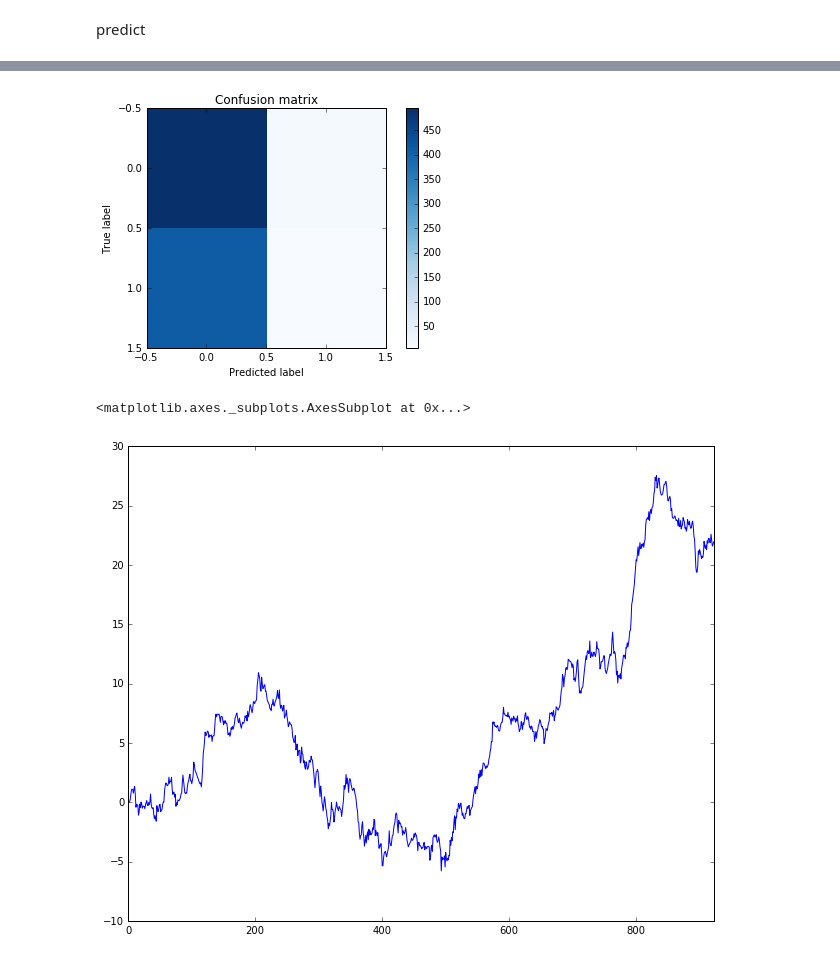
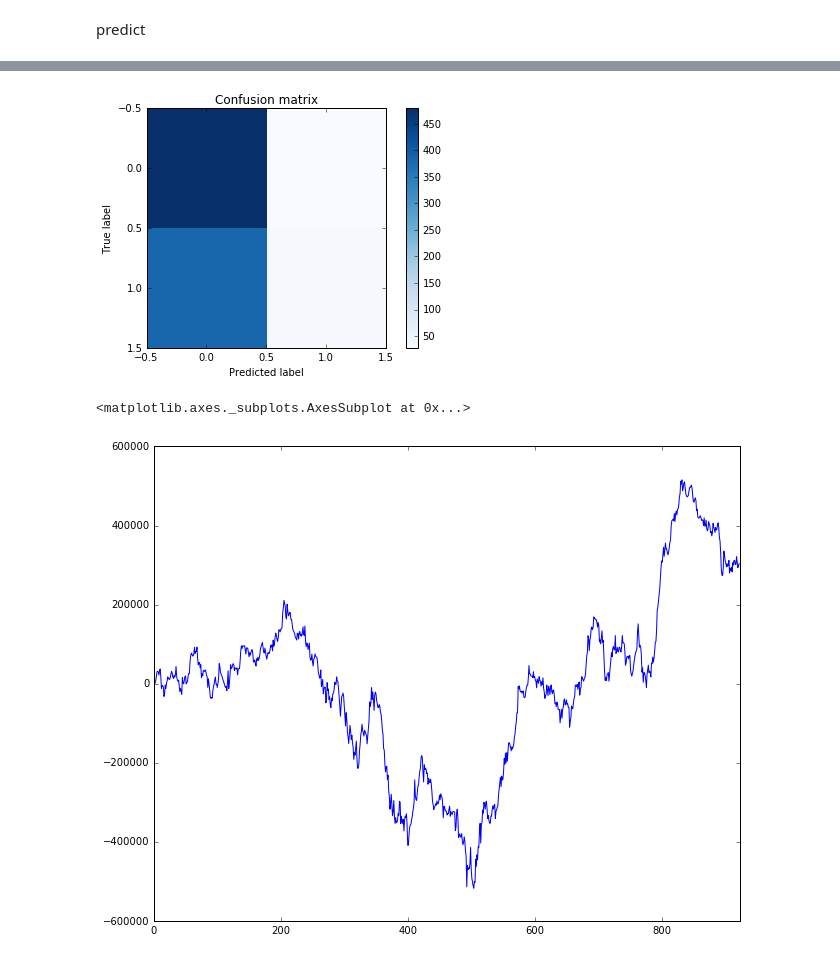
Before and after one commit to LonSilent/Big-Data-Analytics, a Jupyter notebook: cv5_bias_hyperparameter_tuning_maxbin_numtree_maxDepth.ipynb, the cells around one changed output, grey strips where cells are left out. Drawn from its saved outputs; the diff is of its cells as text; code cells hidden in the pictures.

Commit message:
cv5 bias ma_wms rsi hyperparameter tuning maxbin numtree maxDepth

```diff
--- a/cv5_bias_hyperparameter_tuning_maxbin_numtree_maxDepth.ipynb
+++ b/cv5_bias_hyperparameter_tuning_maxbin_numtree_maxDepth.ipynb
@@ -203,7 +202,7 @@ assembler1 = VectorAssembler(inputCols=["BIAS1", "BIAS2", "BIAS3","BIAS4","BIAS5
 train_sql = assembler1.transform(train_sql)
 labelIndexer = StringIndexer(inputCol = "UP_DOWN", outputCol="indexedLabel").fit(train_sql)
 featureIndexer = VectorIndexer(inputCol = "features", outputCol="indexedFeatures").fit(train_sql)
-rf = RandomForestClassifier(labelCol="indexedLabel", featuresCol="indexedFeatures",numTrees = 4,maxDepth = 6)
+rf = RandomForestClassifier(labelCol="indexedLabel", featuresCol="indexedFeatures",numTrees = 1,maxDepth = 4,maxBins = 30)
 pipeline = Pipeline(stages=[labelIndexer,featureIndexer,rf])
 model = pipeline.fit(train_sql)
 assembler = VectorAssembler(inputCols=["BIAS1", "BIAS2", "BIAS3","BIAS4","BIAS5","BIAS6"
@@ -228,4 +268,4 @@ pd.crosstab(prediction_1101_pandas['indexedLabel'], prediction_1101_pandas['pred
 plot_confusion_matrix(cm)
 plt.show()
 # %% [output]
-[figure, old version]
+[figure, new version]
@@ -236,15 +272,17 @@ data_p1 = pd.DataFrame(data_p,columns = ['Close','Open'])
 # %%
+data_p = data[['Close','Open']][(4621-n):4622].values
+data_p1 = pd.DataFrame(data_p,columns = ['Close','Open'])
 result = np.c_[prediction_1101_pandas['indexedLabel'],prediction_1101_pandas['prediction']]
 result1 = pd.DataFrame(result , columns = ['test', 'prediction'])
 result2 = pd.concat([data_p1, result1], axis=1)
 result2["Cl - Op"] = result2['Close'] - result2['Open']
 result2['prediction'] = result2['prediction'].replace(0,-1)
-result2['profit'] = result2['Cl - Op'] * result2['prediction']
+result2['profit'] = 1000*result2['Open'] * result2['Cl - Op'] * result2['prediction']
 a = result2['profit'].cumsum()
 from IPython.core.pylabtools import figsize
 figsize(10.5, 8.5)
 a.plot()
 # %% [output]
 <matplotlib.axes._subplots.AxesSubplot at 0x...>
-[figure, old version]
+[figure, new version]
 # %%
```
Also changed, not shown: parts of 17 cells of this notebook, 2 other files.
